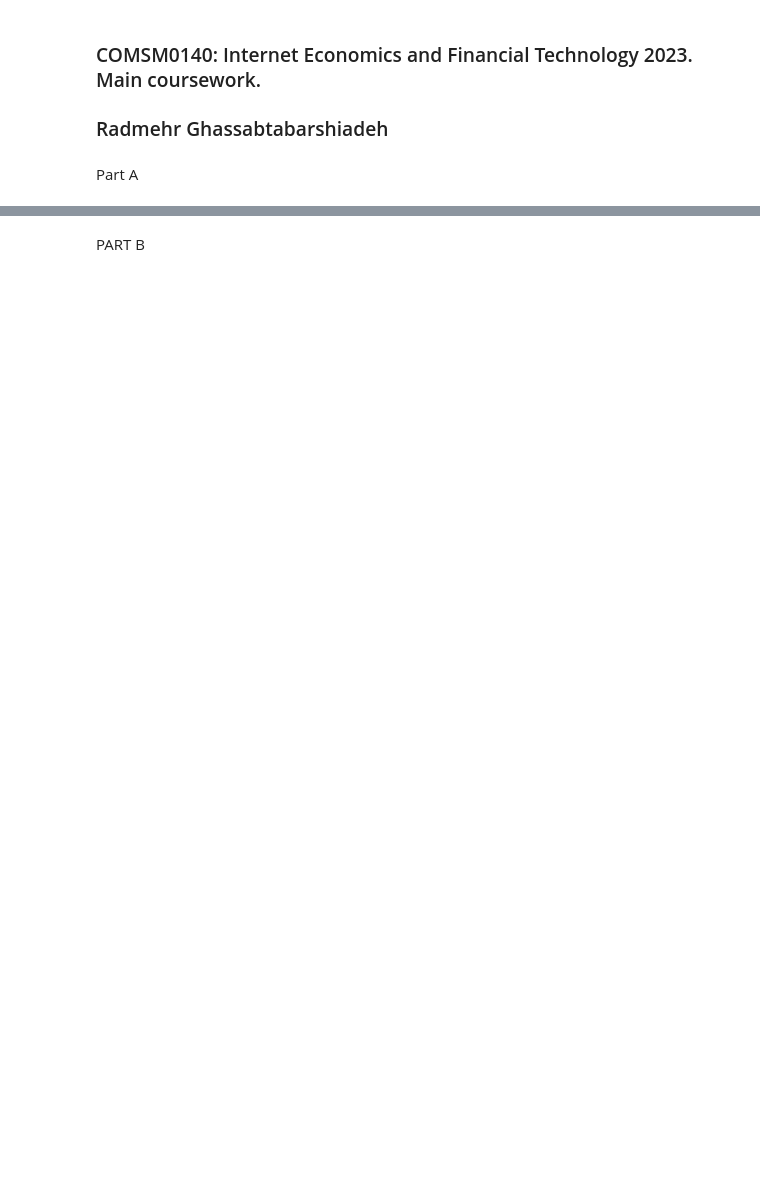
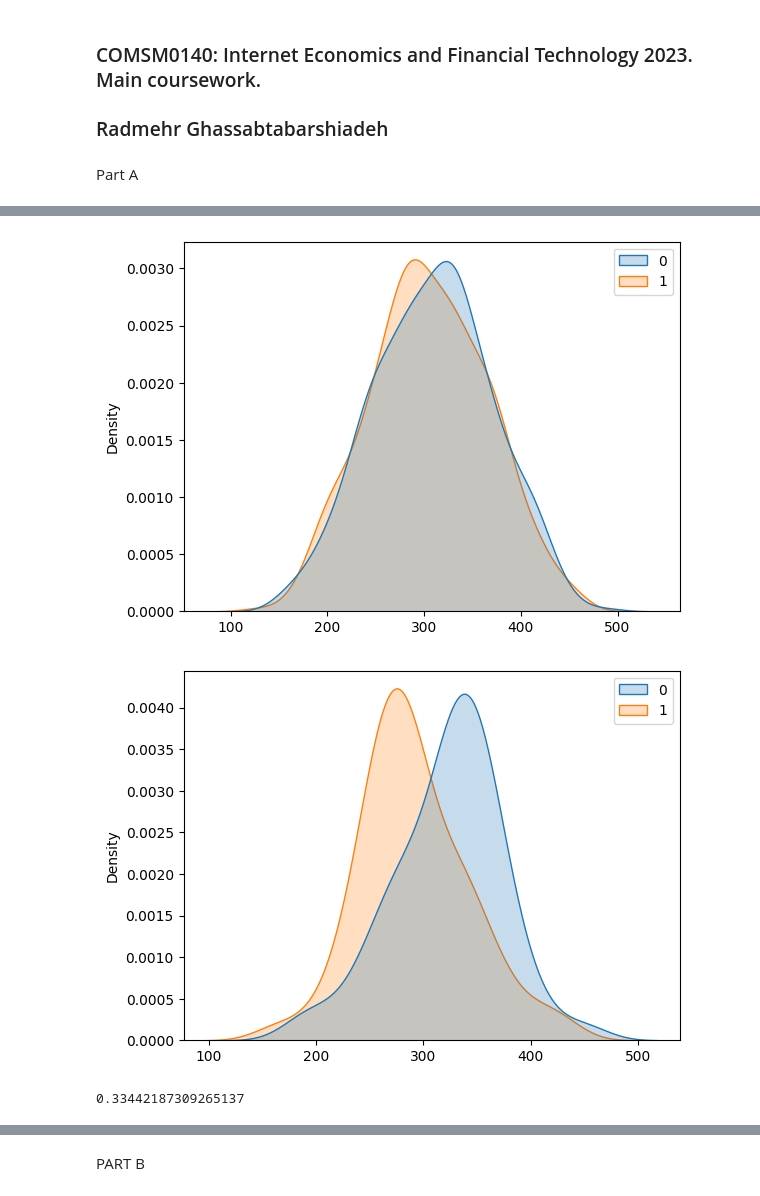
Before and after one commit to RadShiadeh/fintech-CW, a Jupyter notebook: CW-IEFT-template.ipynb, the cells around one changed output, grey strips where cells are left out. Cells and saved outputs as stored; diff of their text form; code cells hidden in the pictures; blank space fills up the shorter version.

```diff
--- a/CW-IEFT-template.ipynb
+++ b/CW-IEFT-template.ipynb
@@ -79,0 +84,14 @@ print(np.var(n50mean_shvr), np.var(n50mean_zic))
+# %%
+plot_500 = sns.kdeplot([n500mean_zic, n500mean_shvr], fill=True)
+plt.show()
+plot_50 = sns.kdeplot([n50mean_zic, n50mean_shvr], fill=True)
+plt.show()
+_, pvalue50_shvr = stats.shapiro(n500mean_shvr)
+_, pvalue500_shvr = stats.shapiro(n50mean_shvr)
+_, pvalue500_zic = stats.shapiro(n500mean_zic)
+_, pvalue50_zic = stats.shapiro(n50mean_zic)
+print(pvalue50_shvr, pvalue500_zic, pvalue50_zic, pvalue500_shvr)
+# %% [output]
+[figure, added]
+[figure, added]
+0.33442187309265137
```
Also changed, not shown: parts of 14 cells of this notebook.
